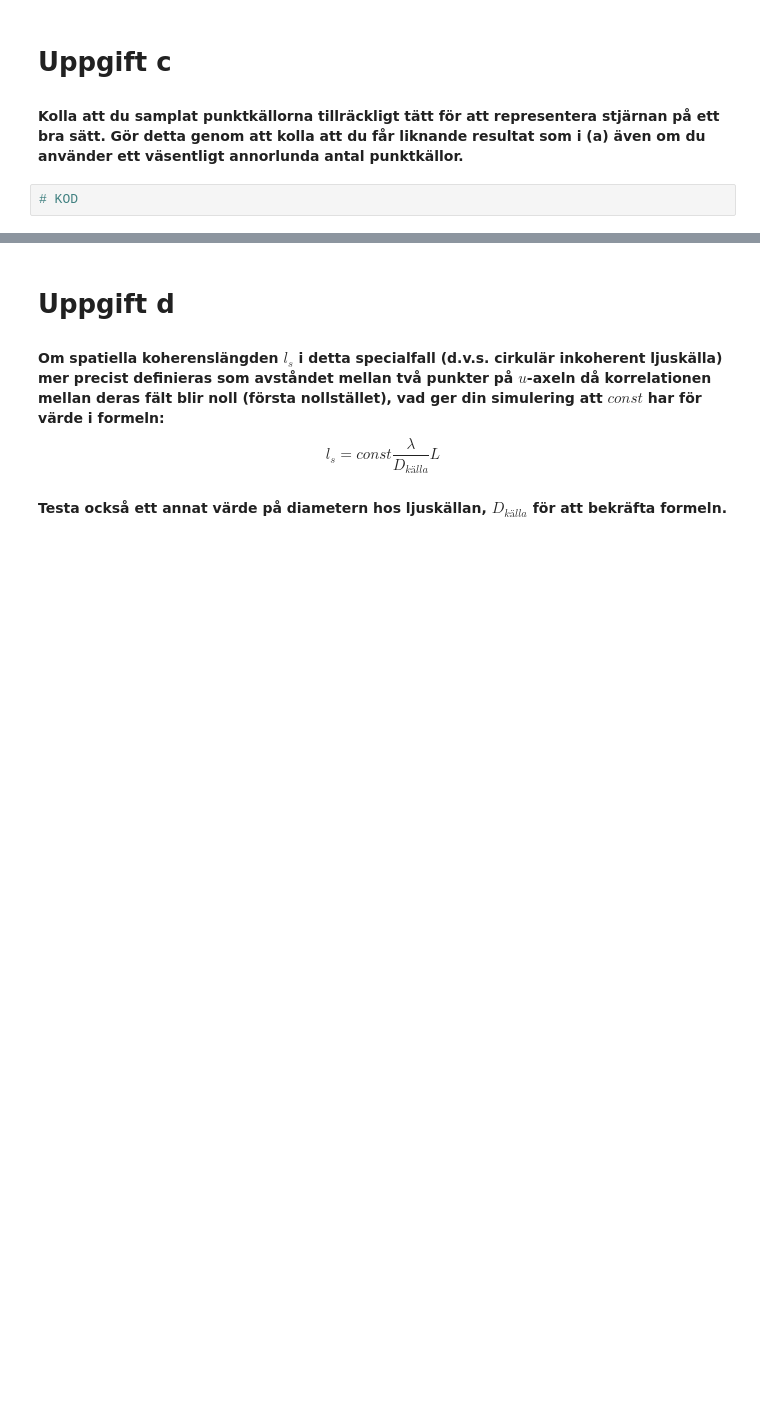
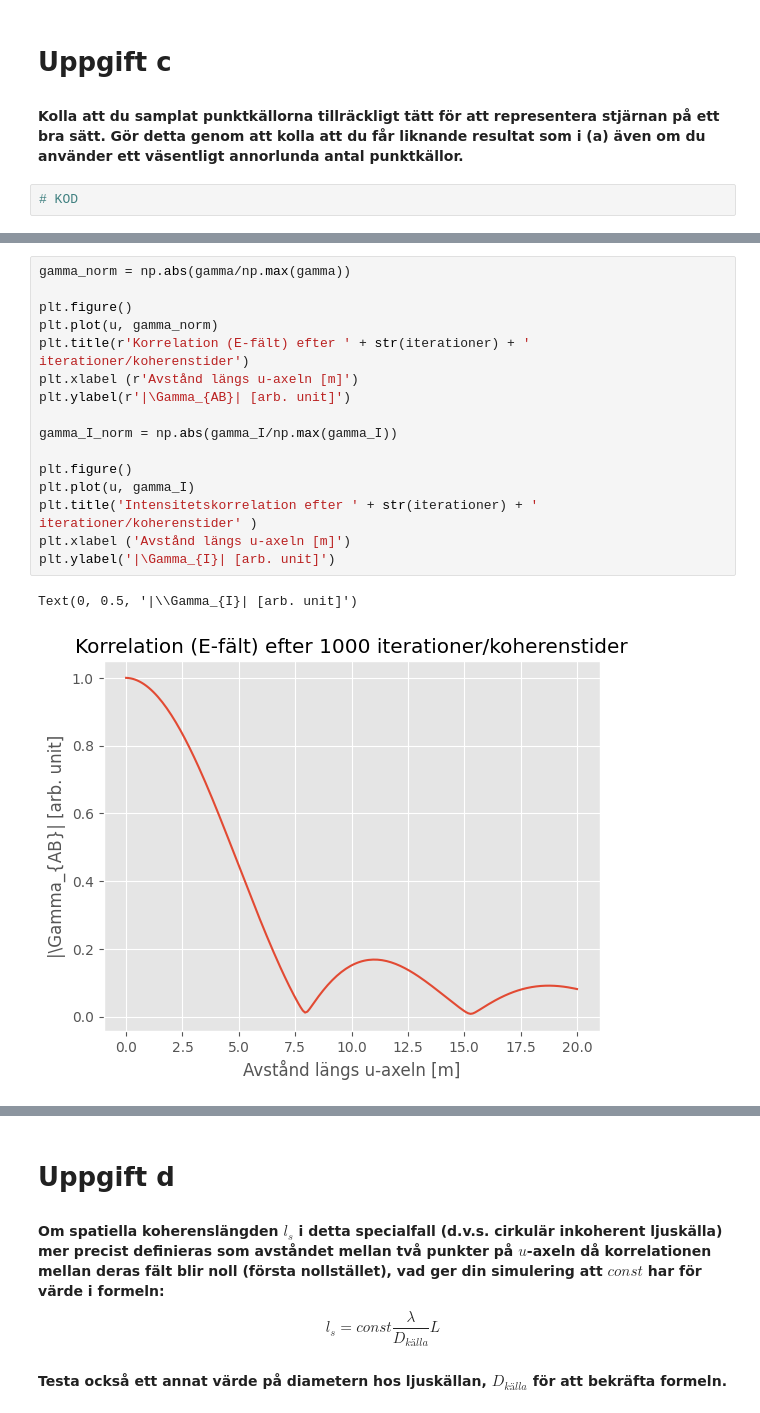
Before and after one commit to WildKnife7/HUPP, a Jupyter notebook: HUPP4/HUPP4.ipynb, the cells around one changed output, grey strips where cells are left out. Drawn from its saved outputs; the diff is of its cells as text; blank space fills up the shorter version.

```diff
--- a/HUPP4/HUPP4.ipynb
+++ b/HUPP4/HUPP4.ipynb
@@ -167,0 +231,19 @@ plt.ylim([0, 1.1])
+# %%
+gamma_norm = np.abs(gamma/np.max(gamma))
+
+plt.figure()
+plt.plot(u, gamma_norm)
+plt.title(r'Korrelation (E-fält) efter ' + str(iterationer) + ' iterationer/koherenstider')
+plt.xlabel (r'Avstånd längs u-axeln [m]')
+plt.ylabel(r'|\Gamma_{AB}| [arb. unit]')
+
+gamma_I_norm = np.abs(gamma_I/np.max(gamma_I))
+
+plt.figure()
+plt.plot(u, gamma_I)
+plt.title('Intensitetskorrelation efter ' + str(iterationer) + ' iterationer/koherenstider' )
+plt.xlabel ('Avstånd längs u-axeln [m]')
+plt.ylabel('|\Gamma_{I}| [arb. unit]')
+# %% [output]
+Text(0, 0.5, '|\\Gamma_{I}| [arb. unit]')
+[figure, added]
```
Also changed, not shown: parts of 8 cells of this notebook, 1 other file.
